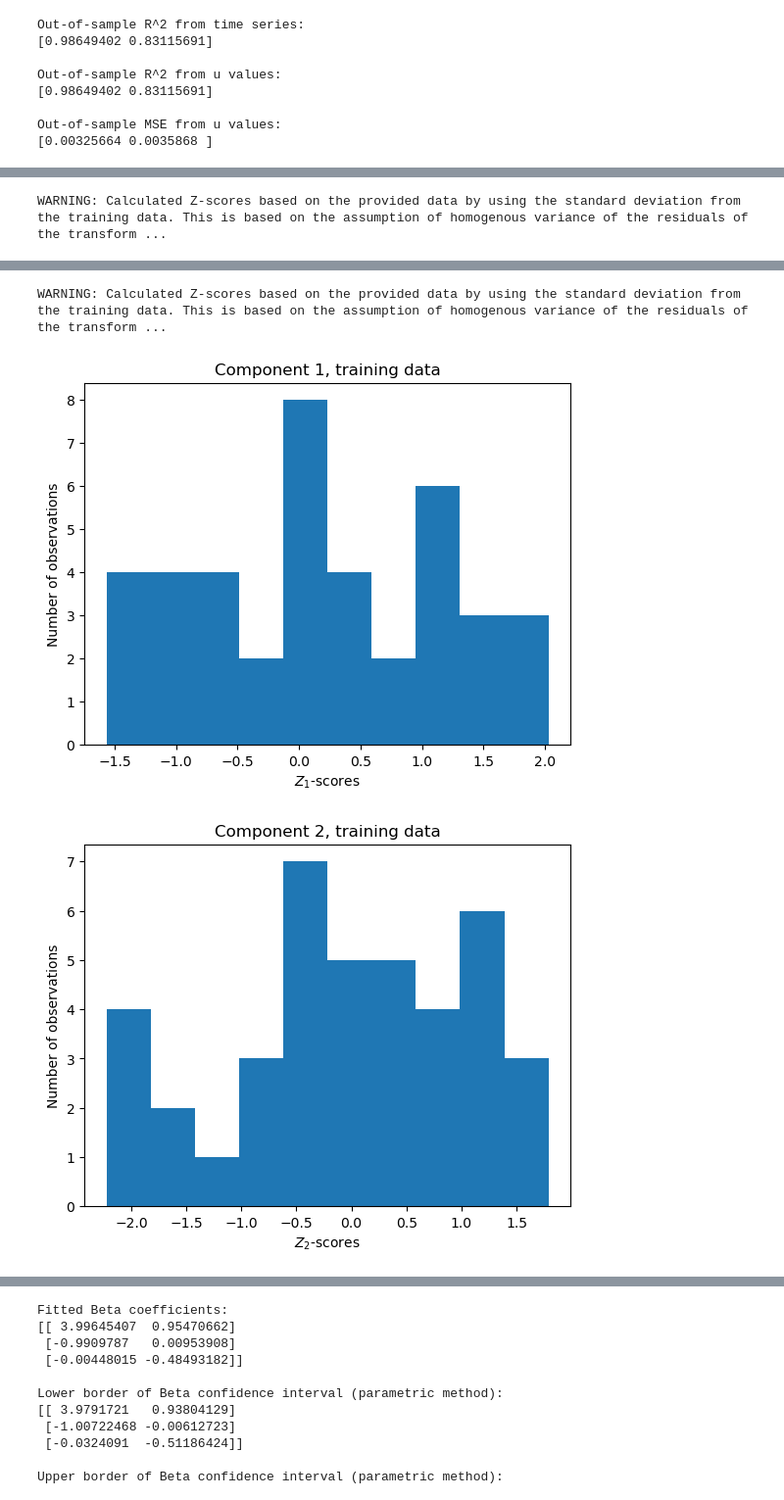
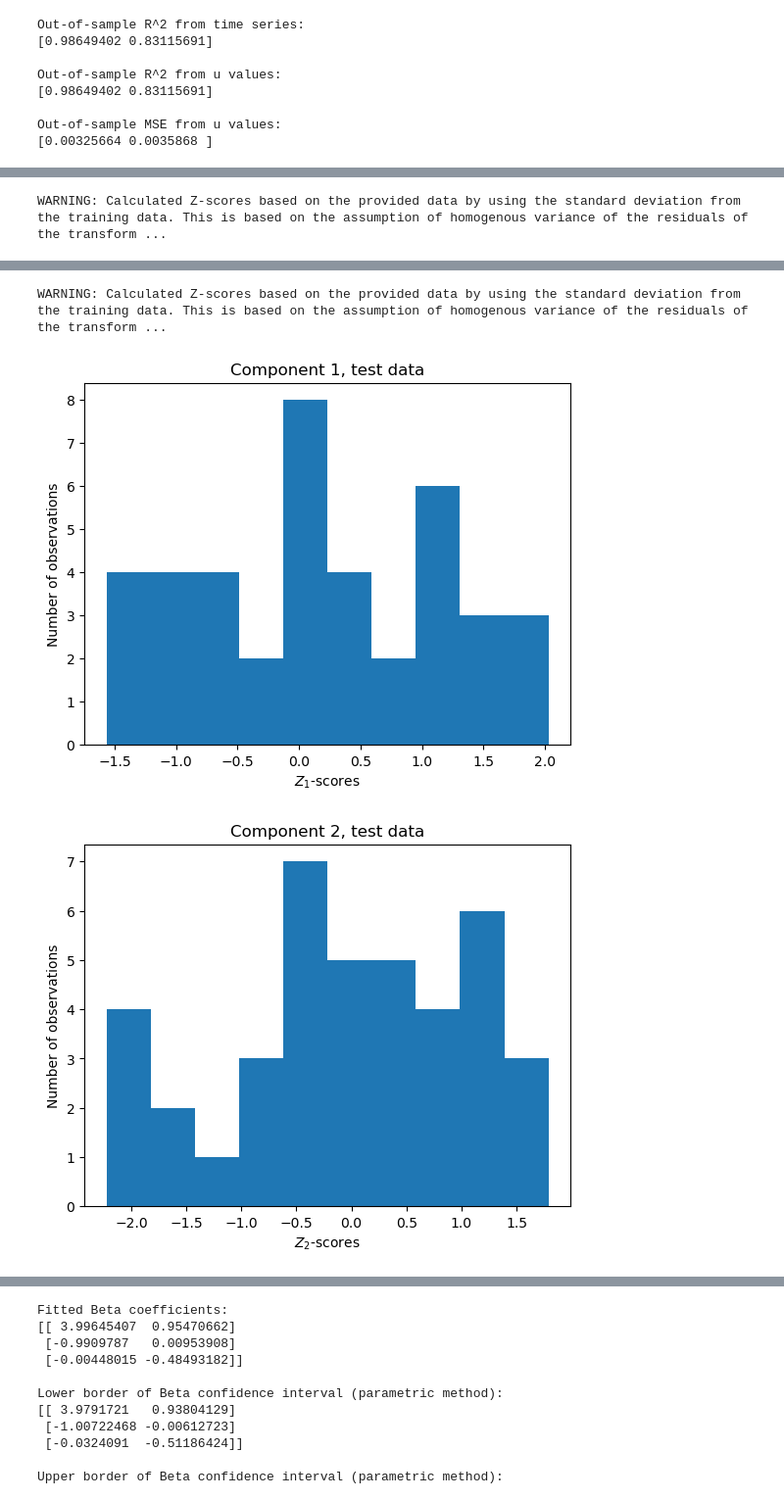
Before and after one commit to CFIN-analysis/analysis_workshop_26May, a Jupyter notebook: Notebooks/4_Tutorial_funcoin.ipynb, the cells around one changed output, grey strips where cells are left out. Shown: that part at 98% size. Saved outputs shown, nothing was run; the diff lists cells and outputs as text; code cells hidden in the pictures.

```diff
--- a/Notebooks/4_Tutorial_funcoin.ipynb
+++ b/Notebooks/4_Tutorial_funcoin.ipynb
@@ -387,35 +390,35 @@ Zscores_training = funcoin_new.calc_Zscores(X_dat=X_sim, u_vals=u_training)
 plt.hist(Zscores_training[:,0])
 plt.xlabel('$Z_1$-scores')
 plt.ylabel('Number of observations')
 plt.title('Component 1, training data')
 plt.show()
 
 plt.hist(Zscores_training[:,1])
 plt.xlabel('$Z_2$-scores')
 plt.ylabel('Number of observations')
 plt.title('Component 2, training data')
 plt.show()
 
 
 #Calculate out-of-sample Z-scores:
 Zscores_outsample = funcoin_new.calc_Zscores(X_dat=X_out, u_vals=u_outsample)
 
 plt.hist(Zscores_outsample[:,0])
 plt.xlabel('$Z_1$-scores')
 plt.ylabel('Number of observations')
-plt.title('Component 1, training data')
+plt.title('Component 1, test data')
 plt.show()
 
 plt.hist(Zscores_outsample[:,1])
 plt.xlabel('$Z_2$-scores')
 plt.ylabel('Number of observations')
-plt.title('Component 2, training data')
+plt.title('Component 2, test data')
 plt.show()
 # %% [output]
 WARNING: Calculated Z-scores based on the provided data by using the standard deviation from the training data. This is based on the assumption of homogenous variance of the residuals of the transform ...
 [figure]
 [figure]
 WARNING: Calculated Z-scores based on the provided data by using the standard deviation from the training data. This is based on the assumption of homogenous variance of the residuals of the transform ...
-[figure, old version]
+[figure, new version]
-[figure, old version]
+[figure, new version]
 # %% [markdown]
```
Also changed, not shown: parts of 14 cells of this notebook.
